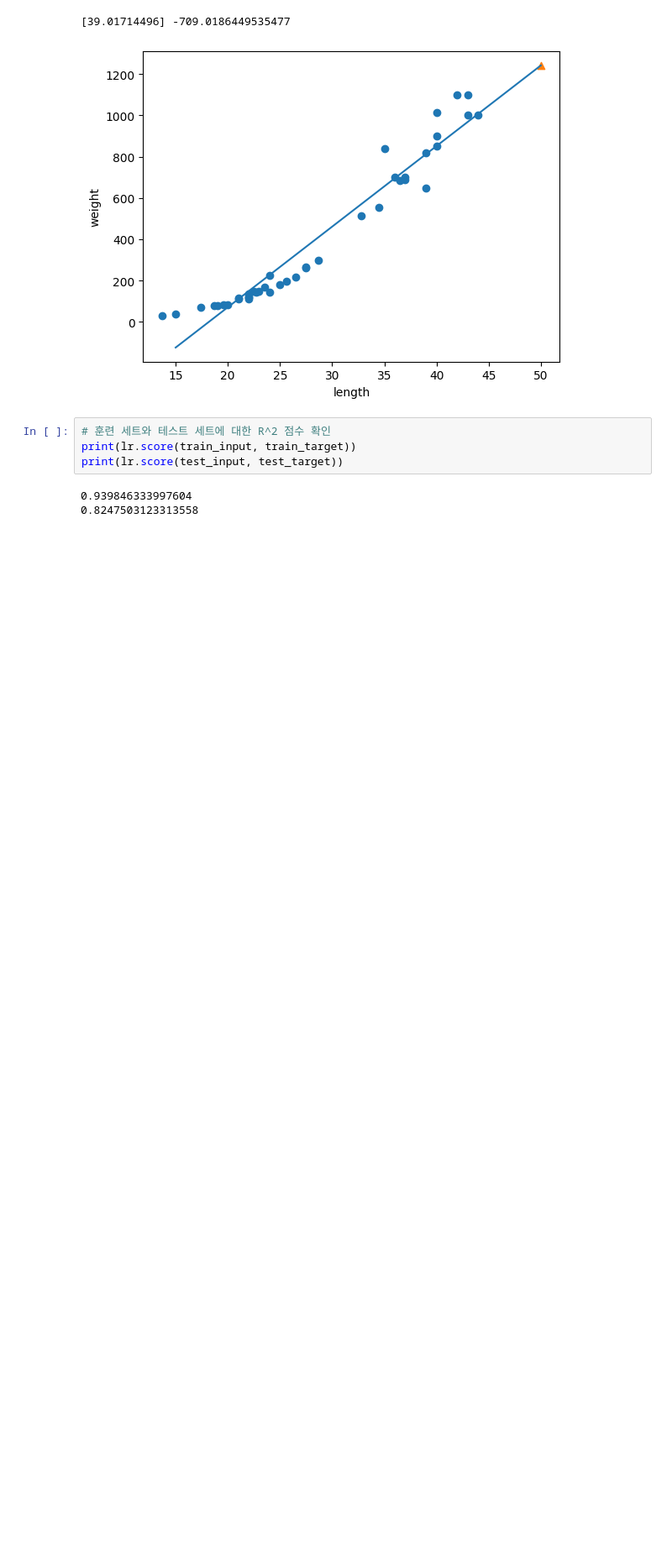
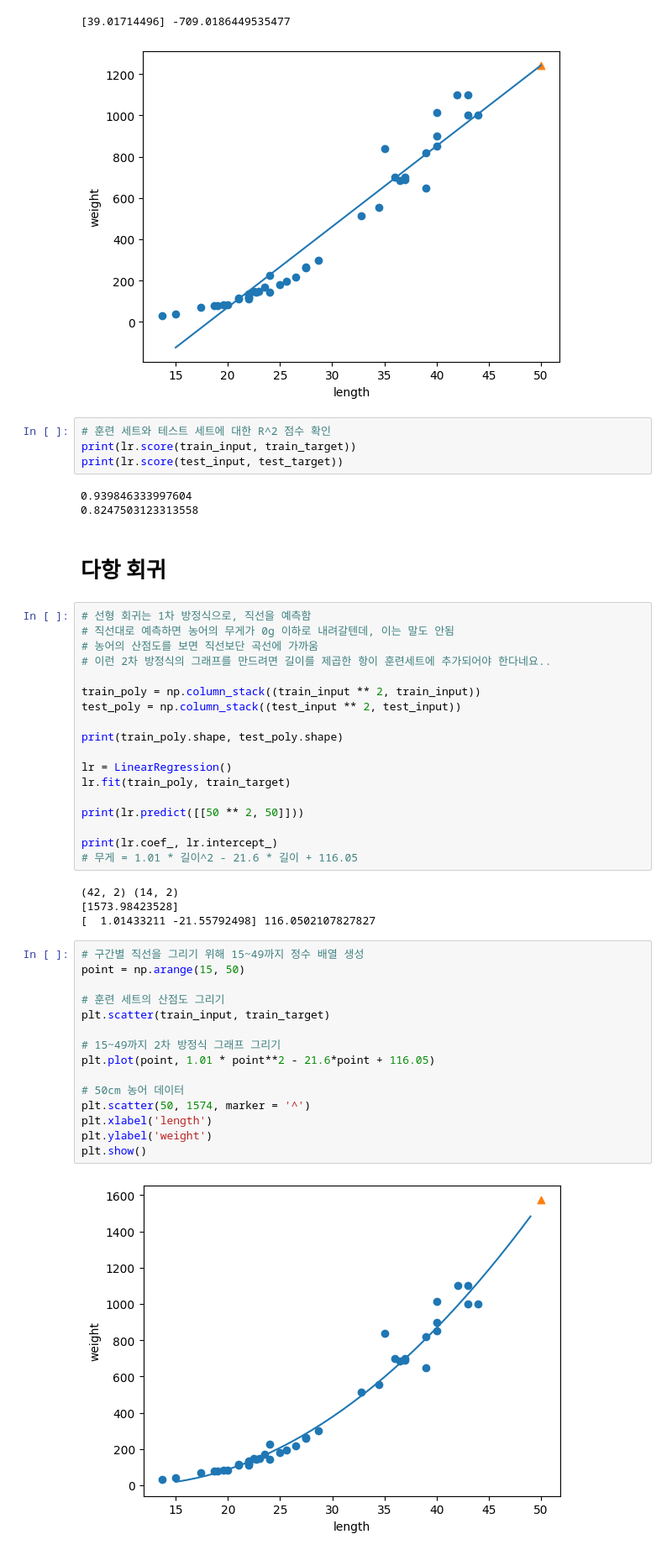
Before and after one commit to mapzine123/machine-running, a Jupyter notebook: 선형_회귀.ipynb, the cells around one changed output. Shown: that part at 84% size. Drawn from its saved outputs; the diff is of its cells as text; blank space fills up the shorter version.

```diff
--- a/선형_회귀.ipynb
+++ b/선형_회귀.ipynb
@@ -95,3 +95,44 @@ print(lr.score(test_input, test_target))
 # %% [output]
 0.939846333997604
 0.8247503123313558
+# %% [markdown]
+# 다항 회귀
+# %%
+# 선형 회귀는 1차 방정식으로, 직선을 예측함
+# 직선대로 예측하면 농어의 무게가 0g 이하로 내려갈텐데, 이는 말도 안됨
+# 농어의 산점도를 보면 직선보단 곡선에 가까움
+# 이런 2차 방정식의 그래프를 만드려면 길이를 제곱한 항이 훈련세트에 추가되어야 한다네요..
+
+train_poly = np.column_stack((train_input ** 2, train_input))
+test_poly = np.column_stack((test_input ** 2, test_input))
+
+print(train_poly.shape, test_poly.shape)
+
+lr = LinearRegression()
+lr.fit(train_poly, train_target)
+
+print(lr.predict([[50 ** 2, 50]]))
+
+print(lr.coef_, lr.intercept_)
+# 무게 = 1.01 * 길이^2 - 21.6 * 길이 + 116.05
+# %% [output]
+(42, 2) (14, 2)
+[1573.98423528]
+[  1.01433211 -21.55792498] 116.0502107827827
+# %%
+# 구간별 직선을 그리기 위해 15~49까지 정수 배열 생성
+point = np.arange(15, 50)
+
+# 훈련 세트의 산점도 그리기
+plt.scatter(train_input, train_target)
+
+# 15~49까지 2차 방정식 그래프 그리기
+plt.plot(point, 1.01 * point**2 - 21.6*point + 116.05)
+
+# 50cm 농어 데이터
+plt.scatter(50, 1574, marker = '^')
+plt.xlabel('length')
+plt.ylabel('weight')
+plt.show()
+# %% [output]
+[figure, added]
```
Also changed, not shown: parts of 1 cell of this notebook.
